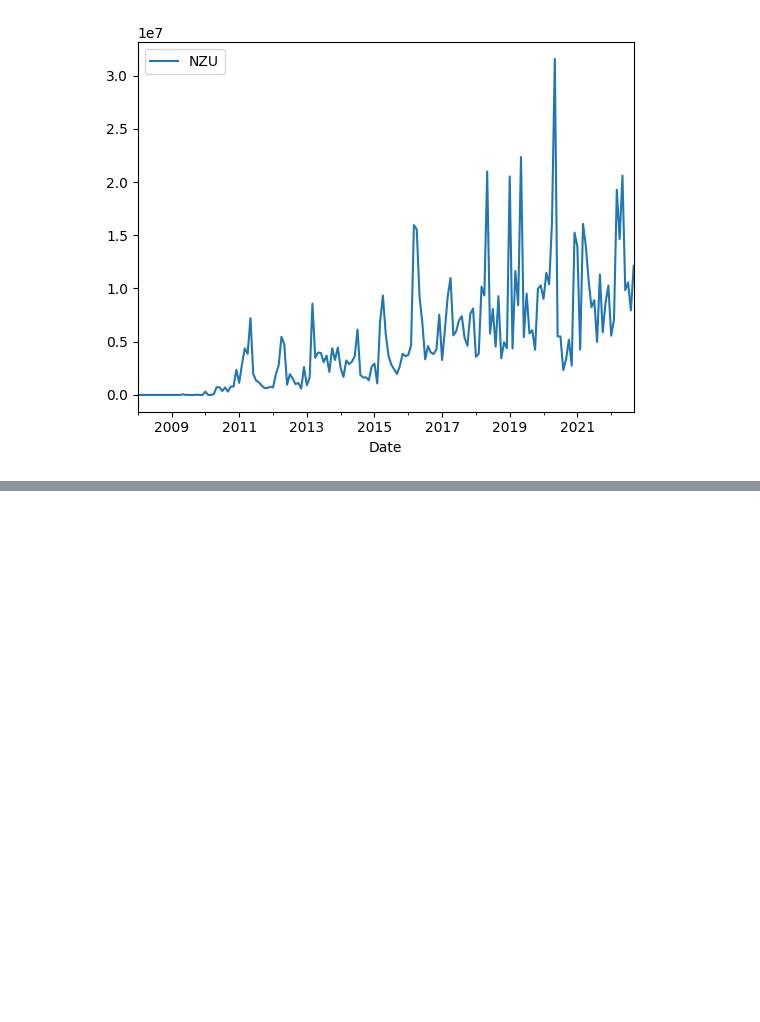
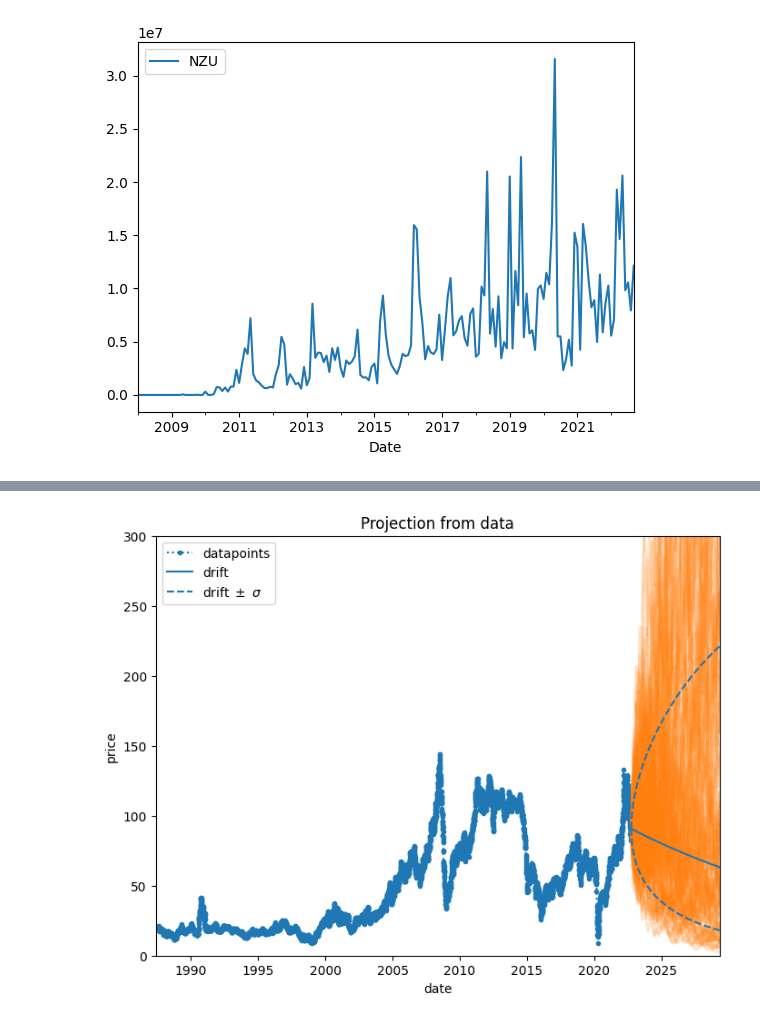
Before and after one commit to dmitrische/nzu-market, a Jupyter notebook: analysis.ipynb, the cells around one changed output, grey strips where cells are left out. Saved outputs shown, nothing was run; the diff lists cells and outputs as text; code cells hidden in the pictures; blank space fills up the shorter version.

```diff
--- a/analysis.ipynb
+++ b/analysis.ipynb
@@ -148,0 +188,4 @@ df_trans.plot("Date","NZU")
+# %%
+fig = gbm_forecast(df_brent, tscale='days', nsteps = 2400)
+# %% [output]
+[figure, added]
```
Also changed, not shown: parts of 11 cells of this notebook, 2 other files.
